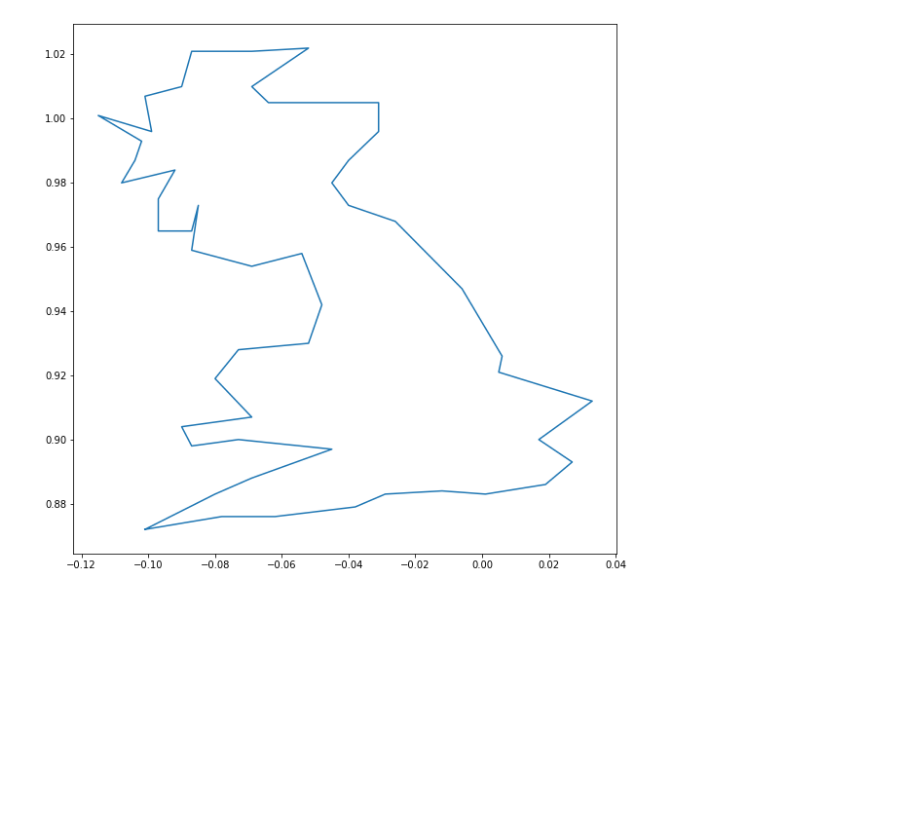
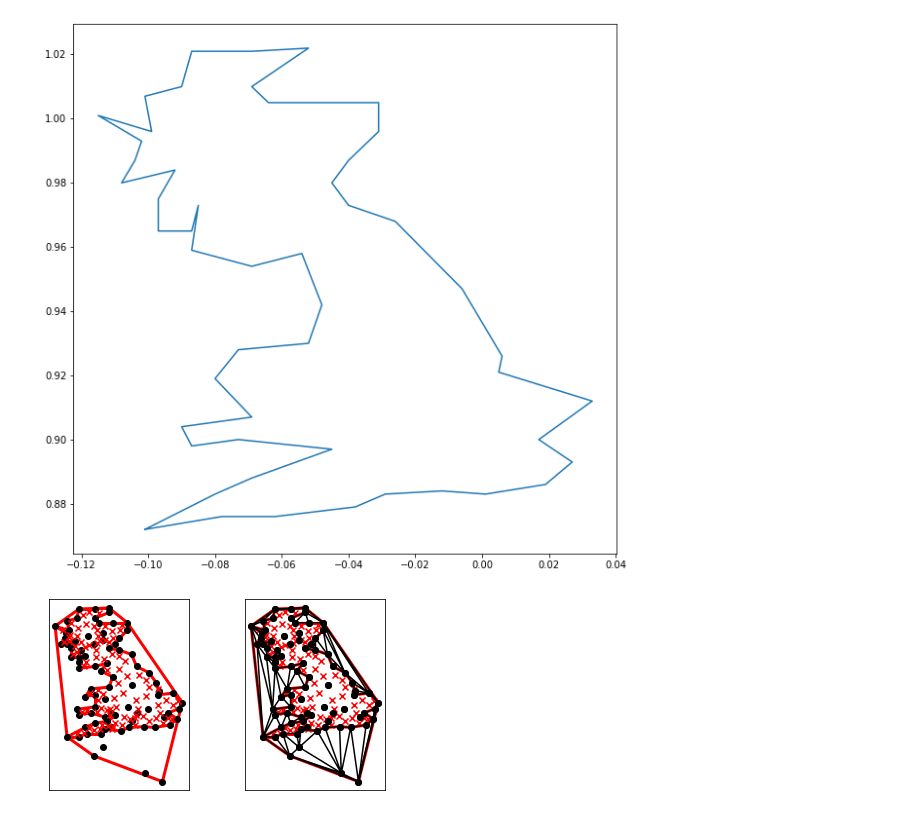
Before and after one commit to emerald-geomodelling/EmeraldTriangles, a Jupyter notebook: Example usage.ipynb, the cells around one changed output. Drawn from its saved outputs; the diff is of its cells as text; code cells hidden in the pictures; blank space fills up the shorter version.

```diff
--- a/Example usage.ipynb
+++ b/Example usage.ipynb
@@ -133,3 +138,16 @@ plt.plot(boundary["X"], boundary["Y"])
 plt.show()
 # %% [output]
 [figure]
+# %%
+triA = {
+    "vertices": xyp,
+    "segments": border_sides[[0, 1]].append(pd.DataFrame(scipy.spatial.ConvexHull(xyp).simplices, columns=[0,1])),
+    "holes": (xyp.loc[trianglesp[0]].values + xyp.loc[trianglesp[1]].values + xyp.loc[trianglesp[2]].values) / 3
+}
+# %%
+tri = tr.triangulate(triA, 'p')
+# %%
+tr.compare(plt, triA, tri)
+plt.show()
+# %% [output]
+[figure, added]
```
Also changed, not shown: parts of 6 cells of this notebook, 1 other file.
